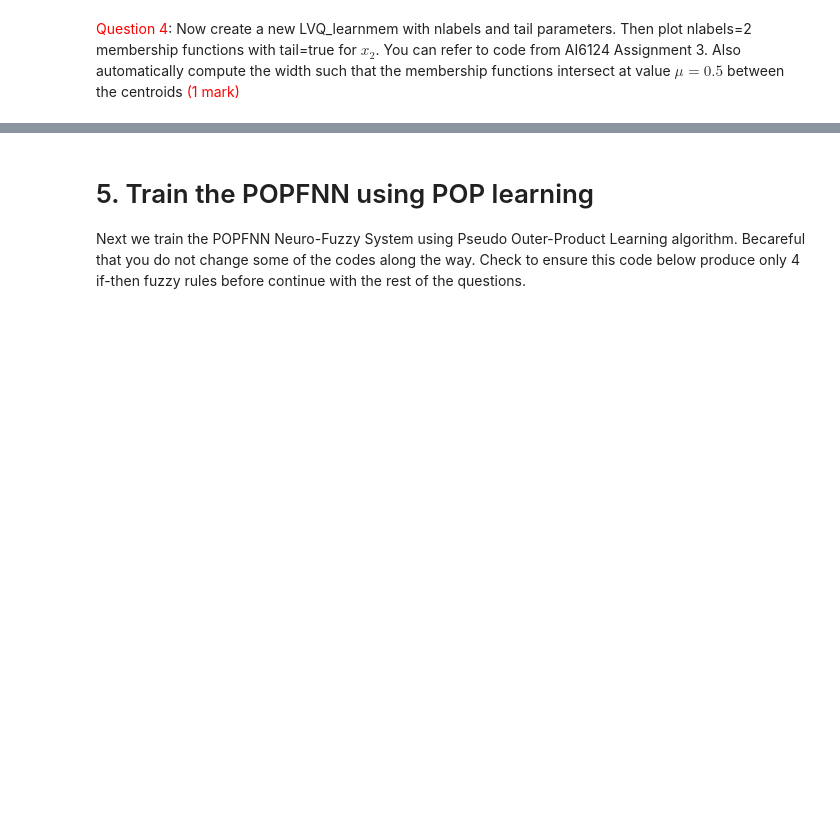
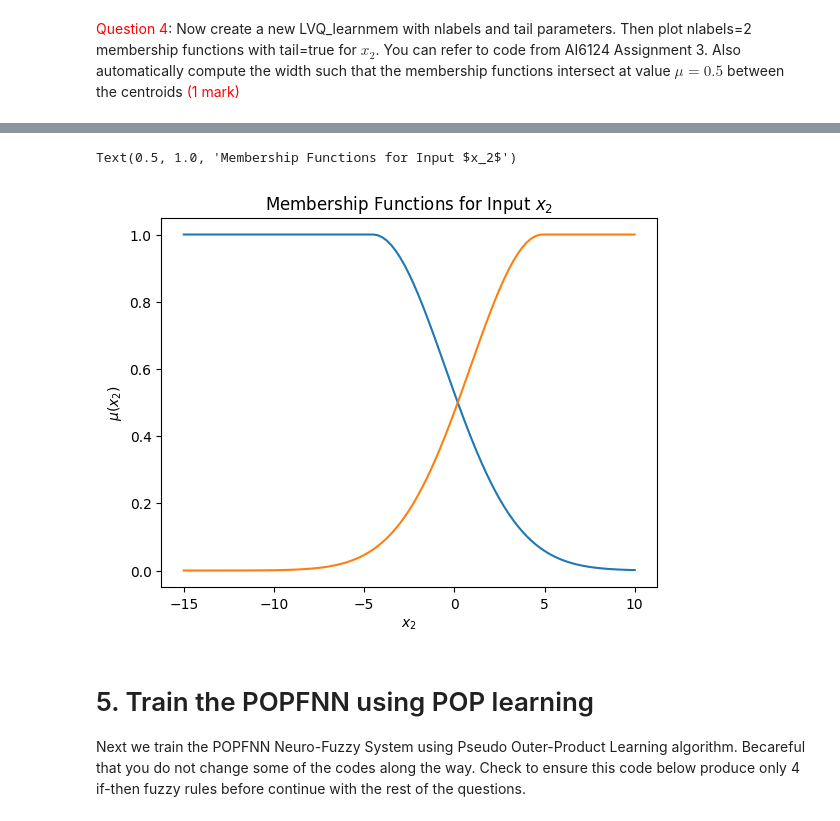
Before and after one commit to woon0505/AI6124_A2, a Jupyter notebook: ai6124_assignment4.ipynb, the cells around one changed output, grey strips where cells are left out. Cells and saved outputs as stored; diff of their text form; code cells hidden in the pictures; blank space fills up the shorter version.

```diff
--- a/ai6124_assignment4.ipynb
+++ b/ai6124_assignment4.ipynb
@@ -441,0 +476,71 @@ Text(0.5, 1.0, 'Membership Functions for Input $x_1$')
+# %%
+# Enter code here for Question 4.
+import numpy as np
+
+def train_LVQ(traindata, weights):
+    lrate=0.1
+    epochs=100
+    for epoch in range(epochs):
+        rate = lrate * (1.0 - (epoch / float(epochs)))
+        sum_error = 0.0
+        for row in traindata:
+            winner_index = find_winner(weights, row)
+            error = (row - weights[winner_index])
+            sum_error += np.sqrt(np.sum(error ** 2))
+            weights[winner_index] += rate * error
+    return weights
+
+def find_winner(weights, test_sample):
+    distances = list()
+    for weight_index, weight in enumerate(weights):
+        dist = np.sqrt(np.sum((weight-test_sample)**2))
+        distances.append((weight_index, dist))
+    distances.sort(key=lambda tuple: tuple[1])
+    return distances[0][0]
+
+def lvq_learnmem(x, params):
+    assert len(params) == 2, 'lvq_learnmem function must have 2 parameters.'
+    nlabels, tail = np.asarray(params)
+    nlabels = int(nlabels)
+    tail = bool(tail)
+
+    maxx = np.amax(x, axis=0)
+    minx = np.amin(x, axis=0)
+
+    if x.ndim == 1:
+        ninputs = 1
+    else:
+        ninputs = np.size(x, 1)
+
+    fis = []
+    for i in range(ninputs):
+        if ninputs==1:
+            centroids=np.linspace(minx,maxx,int(nlabels))
+            centroids = train_LVQ(x, centroids)
+        else:
+            centroids=np.linspace(minx[i],maxx[i],int(nlabels))
+        sig=np.sqrt(-pow(((centroids[1]-centroids[0])*0.5), 2) / (2 * np.log(0.5)))
+        mf = []
+        for j in range(nlabels):
+            if tail and j == 0:
+                mf.append(fuzzymf(Type='gauss2mf', Parameters=[sig, -15, sig, centroids[j]]))
+            elif tail and j == nlabels - 1:
+                mf.append(fuzzymf(Type='gauss2mf', Parameters=[sig, centroids[j], sig, 10]))
+            else:
+                mf.append(fuzzymf(Type='gauss2mf', Parameters=[sig, centroids[j], sig, centroids[j]]))
+        fis.append(mf)
+
+    return fis
+
+inmf5 = lvq_learnmem(dataset, [2, True])
+outmf5 = lvq_learnmem(labels, [2, True])
+nf4=popfnn(In_mf=inmf5, Out_mf=outmf5)
+nf4.printruleslabels()
+
+x = np.linspace(-15, 10, 101)
+plt.plot(x, evalmf(inmf5[1][0], x))
+plt.plot(x, evalmf(inmf5[1][1], x))
+plt.xlabel('$x_2$')
+plt.ylabel('$\mu(x_2)$')
+plt.title('Membership Functions for Input $x_2$')
+# %% [output]
@@ -442,3 +555,5 @@ Text(0.5, 1.0, 'Membership Functions for Input $x_1$')
+Text(0.5, 1.0, 'Membership Functions for Input $x_2$')
+[figure, added]
 # %% [markdown]
 # 5. Train the POPFNN using POP learning
 
```
Also changed, not shown: parts of 15 cells of this notebook.
